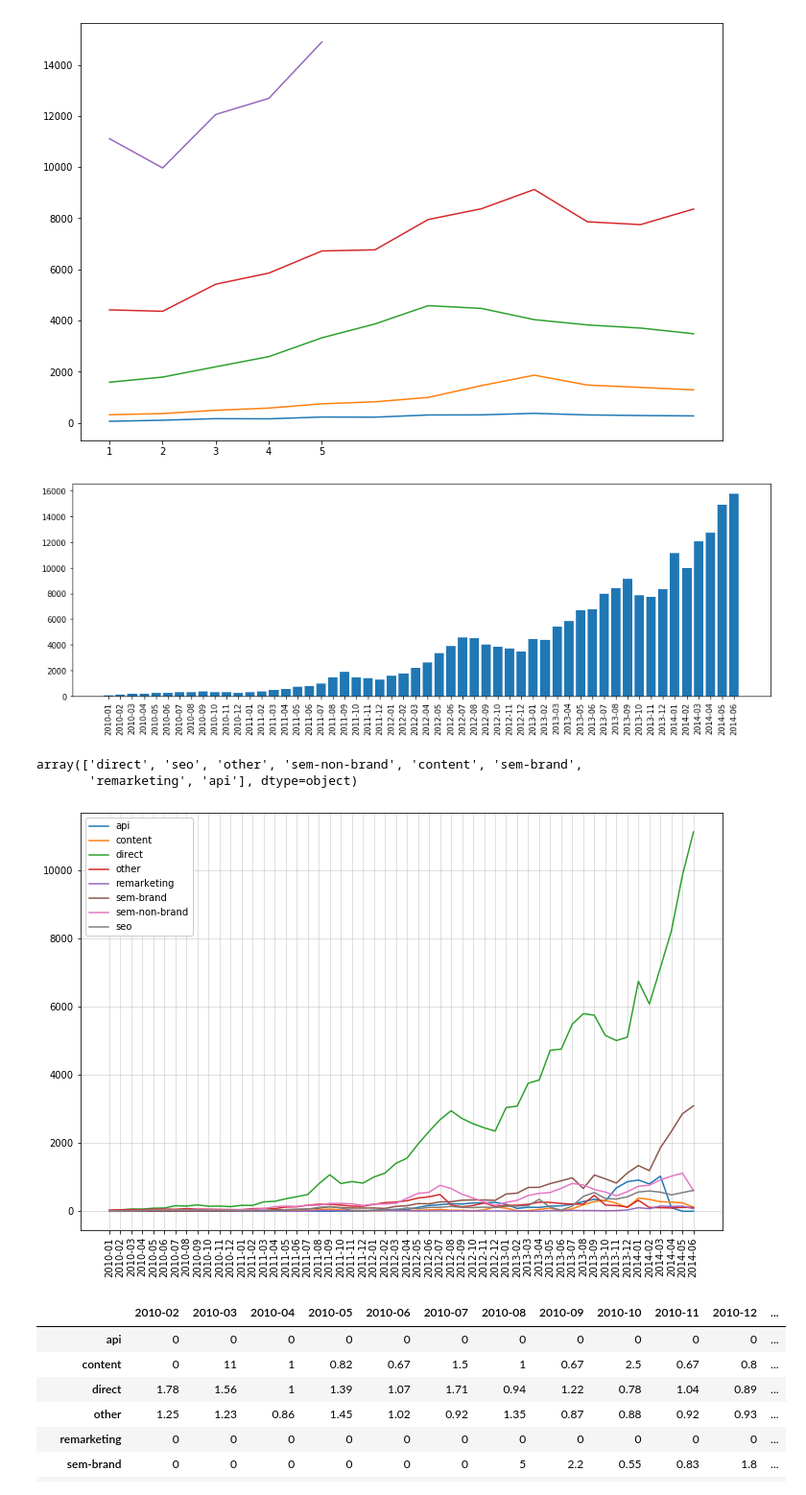
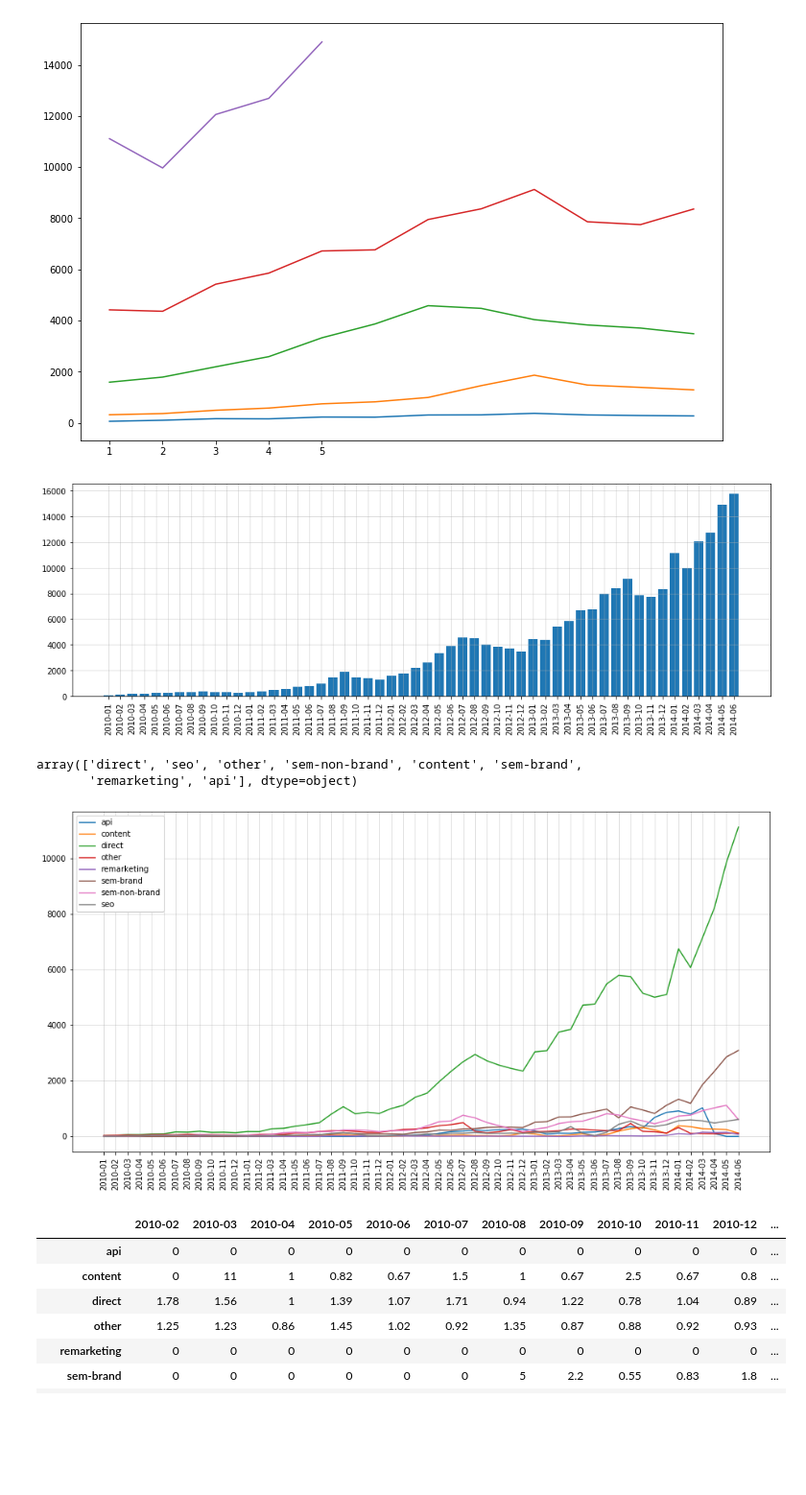
Before and after one commit to seonnyseo/data_analysis, a Jupyter notebook: airbnb_recruiting_new_user_bookings/notebook/eda.ipynb, the cells around one changed output. Shown at 96% size. Cells and saved outputs as stored; diff of their text form; code cells hidden in the pictures; blank space fills up the shorter version.

```diff
--- a/airbnb_recruiting_new_user_bookings/notebook/eda.ipynb
+++ b/airbnb_recruiting_new_user_bookings/notebook/eda.ipynb
@@ -38,6 +42,8 @@ len(df_train.loc[df_train.country_destination != 'NDF'])
 88908
 # %%
 #df_train = df_train.drop(columns = ['date_first_booking'], axis = 1)
+# %%
+df_train['booked'] = df_train.date_first_booking.notnull()
 # %% [markdown]
 DatetimeIndex
 # %%
@@ -111,9 +134,10 @@ x = ['{}-{:02}'.format(y, m) for (y, m) in activation.index]
 y = activation['number_of_users']
 plt.bar(x, y)
 plt.xticks(rotation = 90)
+plt.grid(alpha = 0.5)
 plt.show()
 # %% [output]
-[figure, old version]
+[figure, new version]
 # %%
 df_train.affiliate_channel.unique()
 # %% [output]
@@ -131,14 +155,15 @@ for channel in affi_channel_month.columns:
         count = affi_channel_month[channel][m]
         channel_count[channel].append(count)
 # %%
+plt.figure(figsize=(16,8))
 for channel in channel_count.keys():
     plt.plot(month_range, channel_count[channel], label = channel)
 plt.xticks(rotation = 90)
 plt.legend(framealpha=1, frameon=True);
 plt.grid(alpha=0.5)
 plt.show()
 # %% [output]
-[figure, old version]
+[figure, new version]
 # %%
 count_by_month = pd.DataFrame.from_dict(channel_count, orient = 'index', columns = x)
 # %%
```
Also changed, not shown: parts of 40 cells of this notebook, 1 other file.
